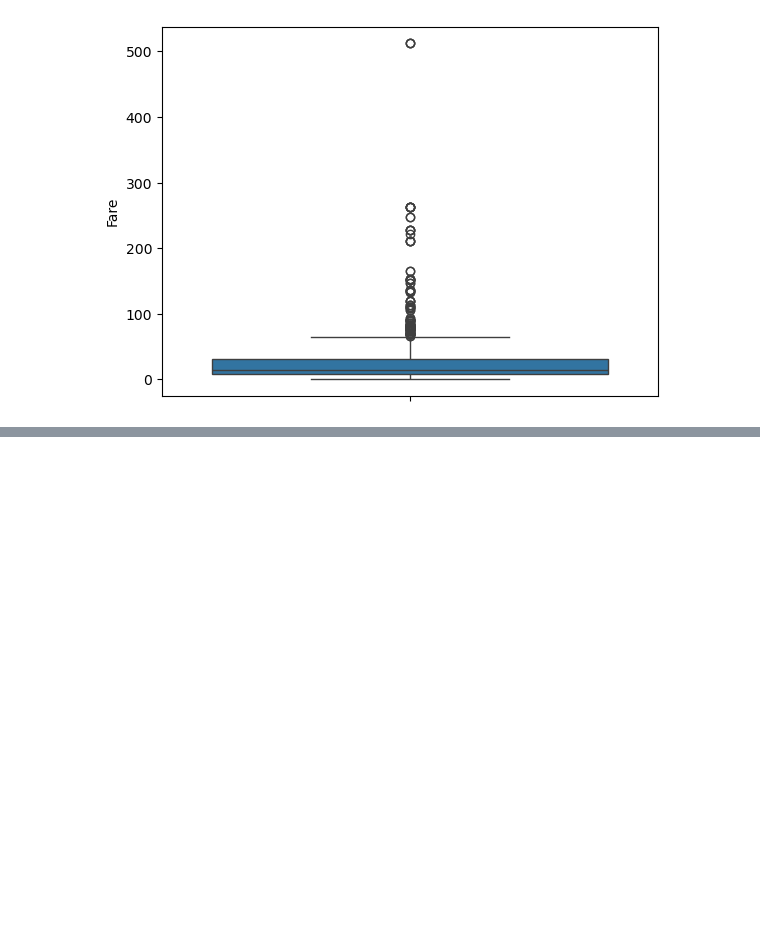
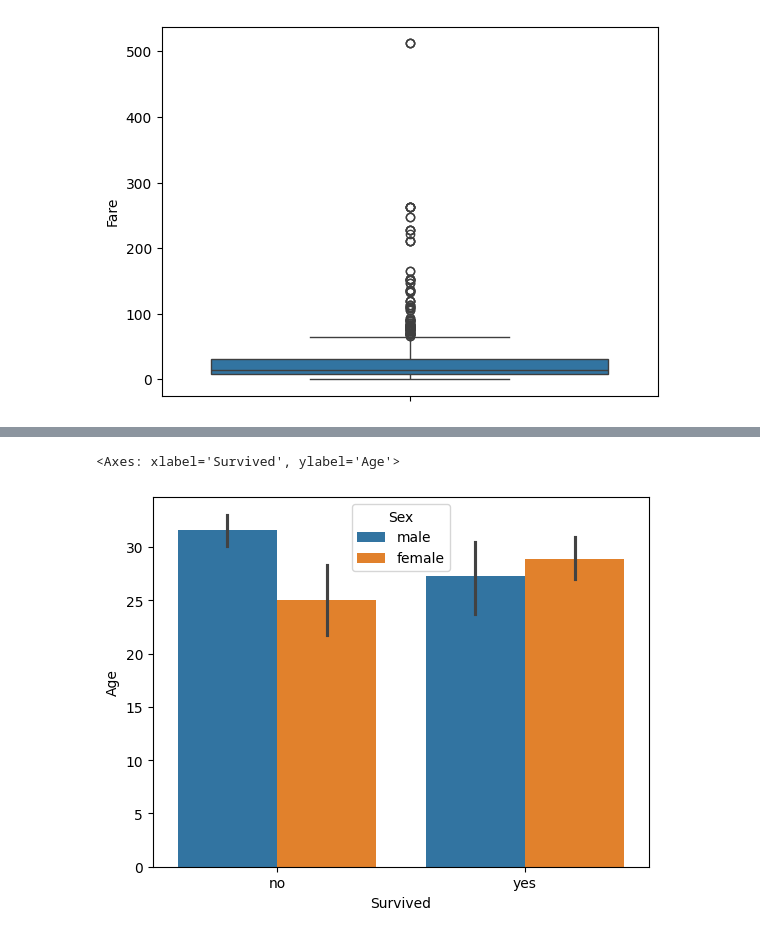
Before and after one commit to mehedihasanfoysal8/AI-ML, a Jupyter notebook: Machine Learning/week-01/exploratory-data-analysis-part1.ipynb, the cells around one changed output, grey strips where cells are left out. Saved outputs shown, nothing was run; the diff lists cells and outputs as text; code cells hidden in the pictures; blank space fills up the shorter version.

```diff
--- a/Machine Learning/week-01/exploratory-data-analysis-part1.ipynb
+++ b/Machine Learning/week-01/exploratory-data-analysis-part1.ipynb
@@ -233,0 +275,5 @@ sns.boxplot(df['Fare'])
+# %%
+sns.barplot(x=df['Survived'], y=df['Age'], hue=df['Sex'])
+# %% [output]
+<Axes: xlabel='Survived', ylabel='Age'>
+[figure, added]
```
Also changed, not shown: parts of 14 cells of this notebook, 2 other files.
